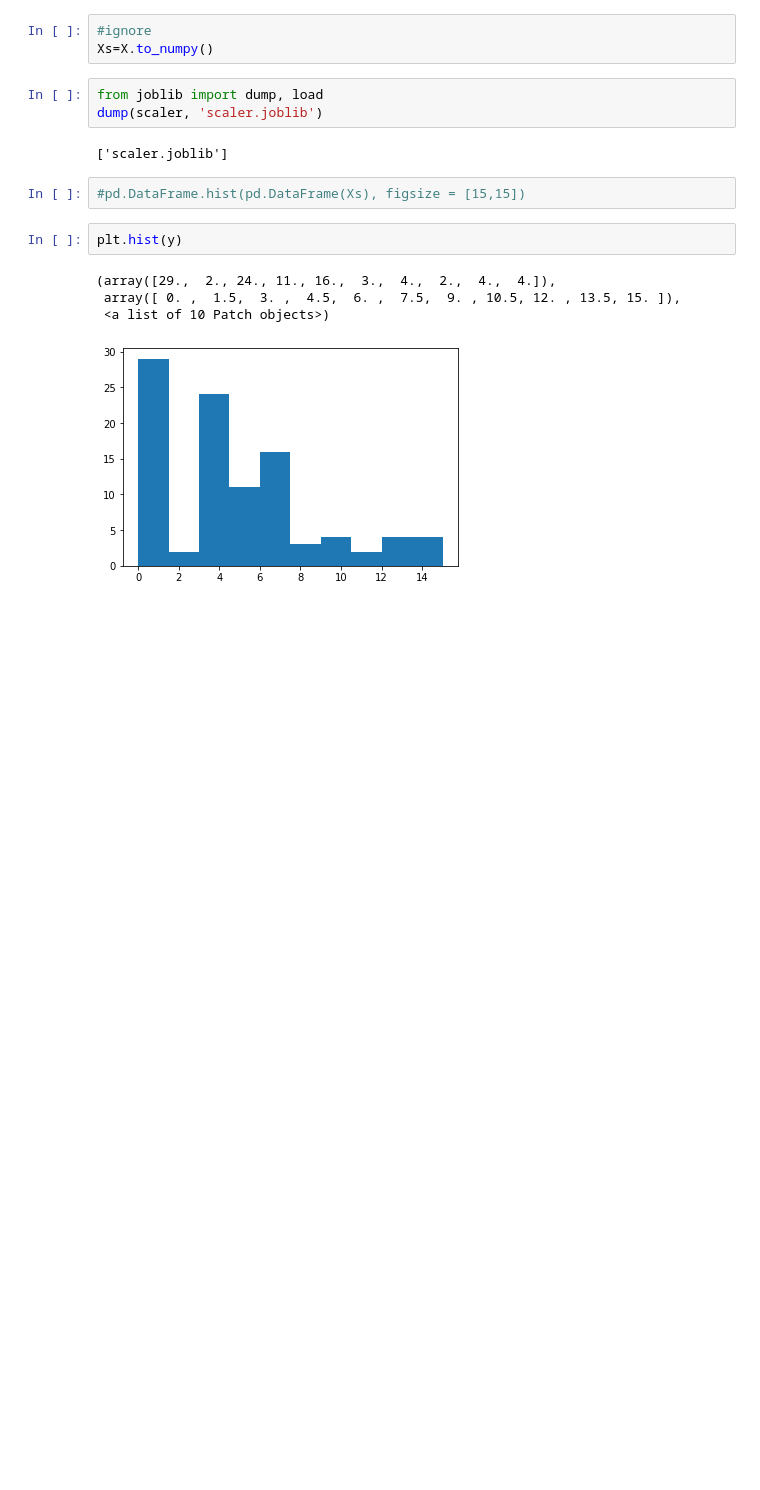
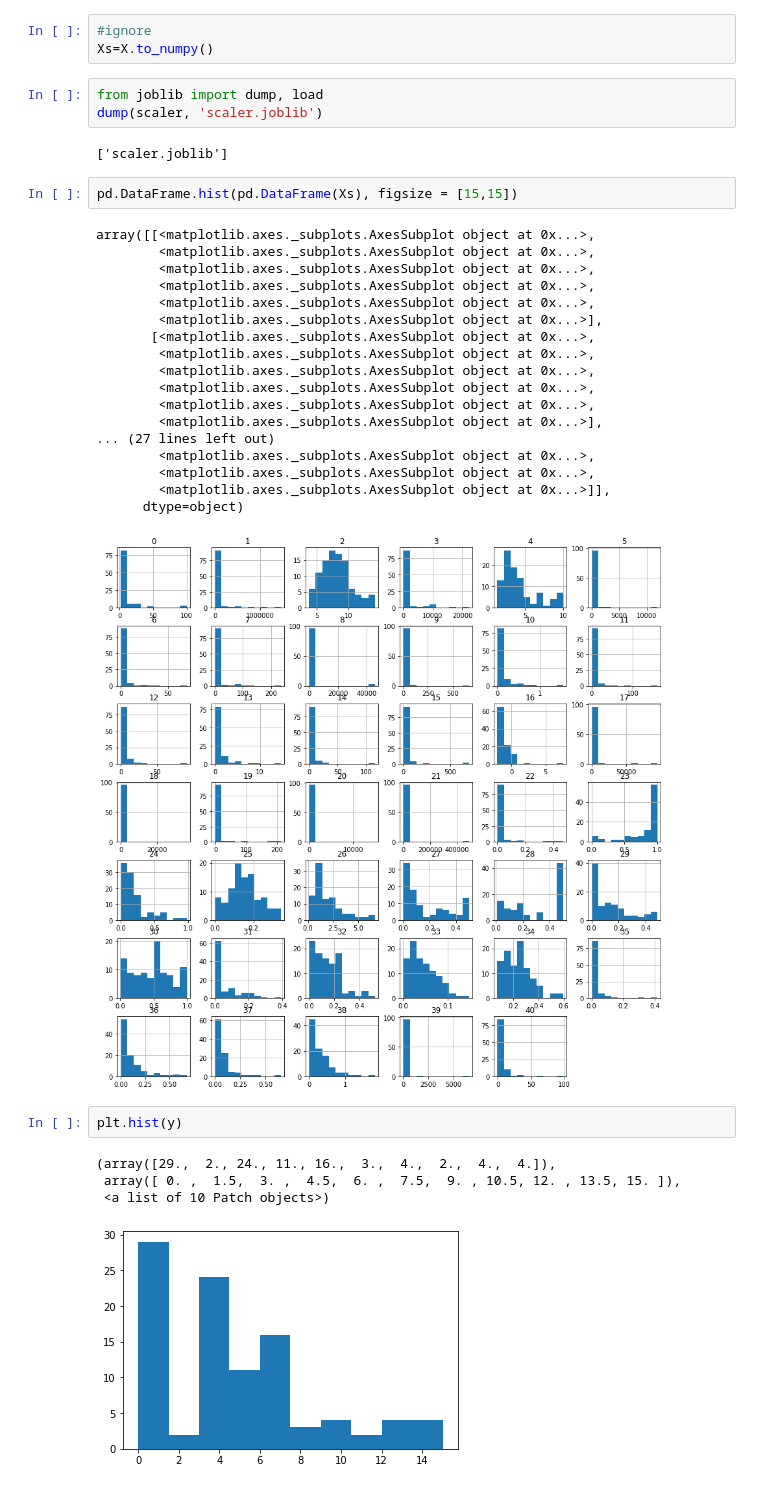
Before and after one commit to DataSystemsGroupUT/ismartml, a Jupyter notebook: model_training/knn.ipynb, the cells around one changed output. Drawn from its saved outputs; the diff is of its cells as text; blank space fills up the shorter version.

```diff
--- a/model_training/knn.ipynb
+++ b/model_training/knn.ipynb
@@ -51,7 +51,26 @@ dump(scaler, 'scaler.joblib')
 # %% [output]
 ['scaler.joblib']
 # %%
-#pd.DataFrame.hist(pd.DataFrame(Xs), figsize = [15,15])
+pd.DataFrame.hist(pd.DataFrame(Xs), figsize = [15,15])
+# %% [output]
+array([[<matplotlib.axes._subplots.AxesSubplot object at 0x...>,
+        <matplotlib.axes._subplots.AxesSubplot object at 0x...>,
+        <matplotlib.axes._subplots.AxesSubplot object at 0x...>,
+        <matplotlib.axes._subplots.AxesSubplot object at 0x...>,
+        <matplotlib.axes._subplots.AxesSubplot object at 0x...>,
+        <matplotlib.axes._subplots.AxesSubplot object at 0x...>],
+       [<matplotlib.axes._subplots.AxesSubplot object at 0x...>,
+        <matplotlib.axes._subplots.AxesSubplot object at 0x...>,
+        <matplotlib.axes._subplots.AxesSubplot object at 0x...>,
+        <matplotlib.axes._subplots.AxesSubplot object at 0x...>,
+        <matplotlib.axes._subplots.AxesSubplot object at 0x...>,
+        <matplotlib.axes._subplots.AxesSubplot object at 0x...>],
+... (27 lines left out)
+        <matplotlib.axes._subplots.AxesSubplot object at 0x...>,
+        <matplotlib.axes._subplots.AxesSubplot object at 0x...>,
+        <matplotlib.axes._subplots.AxesSubplot object at 0x...>]],
+      dtype=object)
+[figure, added]
 # %%
 plt.hist(y)
 # %% [output]
```
Also changed, not shown: parts of 5 cells of this notebook, 11 other files.
